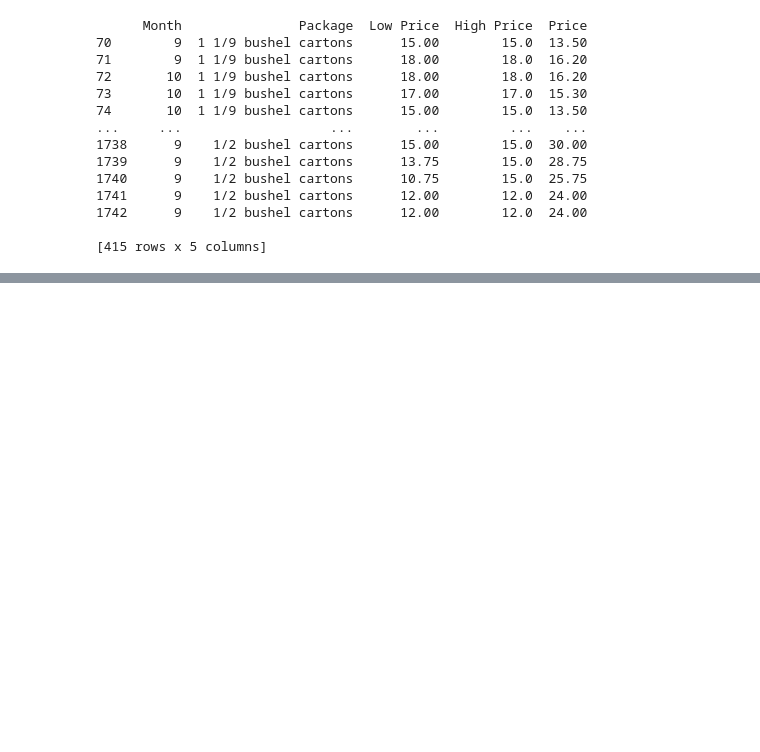
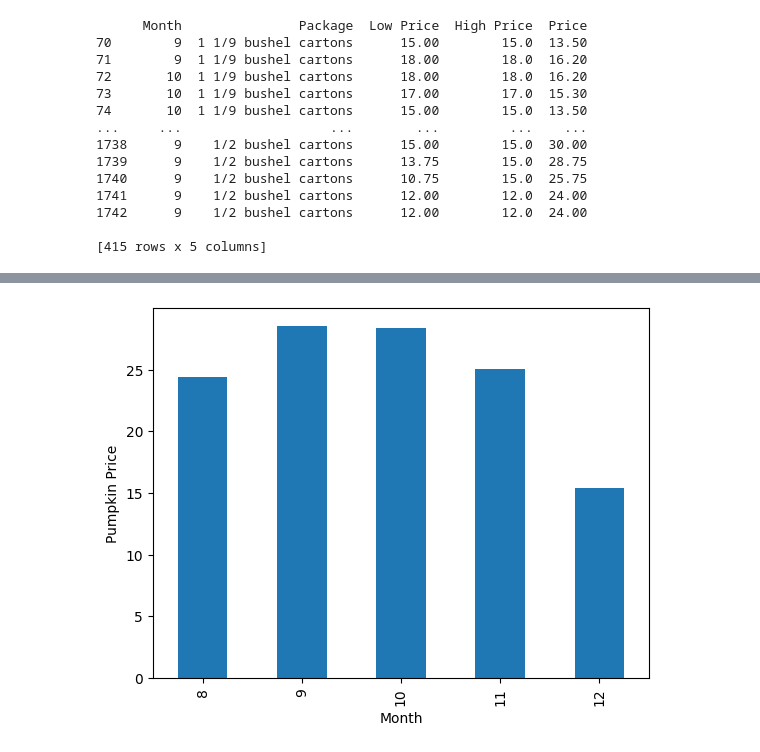
Before and after one commit to cagan123/ML_for-begginers-code, a Jupyter notebook: 2-Regression/2-Data/notebook.ipynb, the cells around one changed output, grey strips where cells are left out. Saved outputs shown, nothing was run; the diff lists cells and outputs as text; code cells hidden in the pictures; blank space fills up the shorter version.

```diff
--- a/2-Regression/2-Data/notebook.ipynb
+++ b/2-Regression/2-Data/notebook.ipynb
@@ -39,0 +48,8 @@ print(new_pumpkins)
+# %%
+new_pumpkins.groupby(['Month'])['Price'].mean().plot(kind='bar')
+plt.ylabel("Pumpkin Price")
+plt.xlabel("Month")
+
+plt.show()
+# %% [output]
+[figure, added]
```
Also changed, not shown: parts of 2 cells of this notebook.
